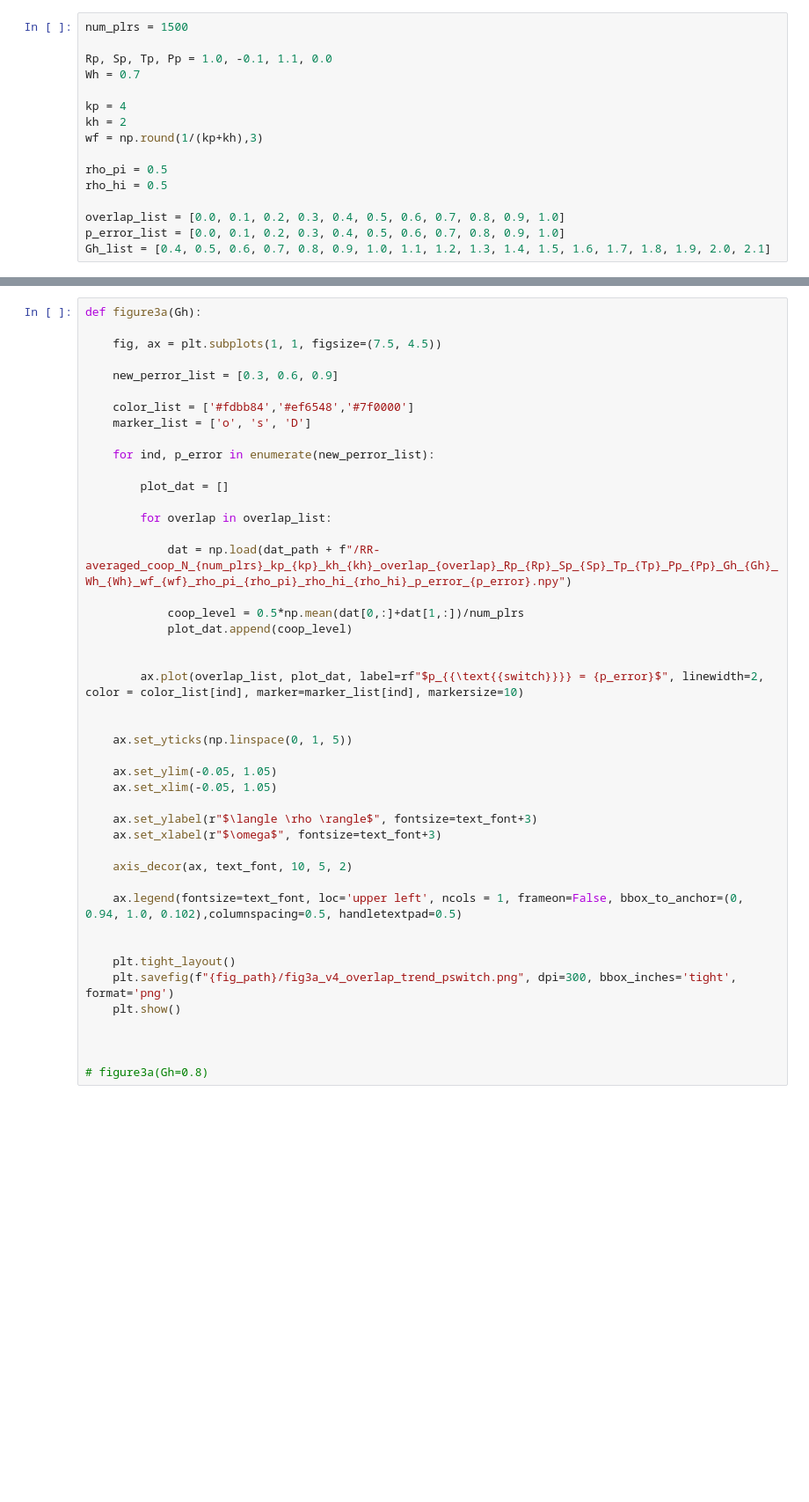
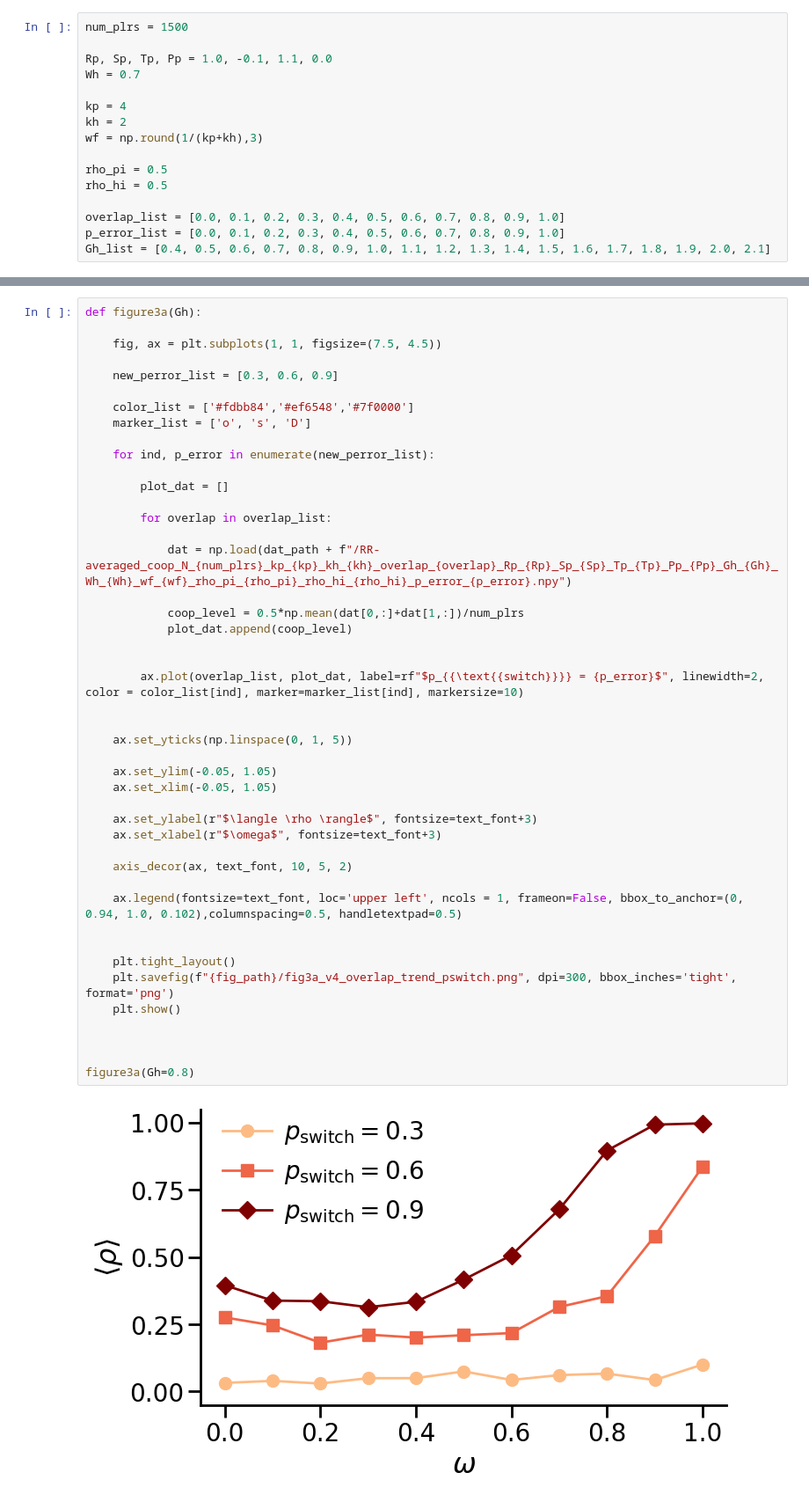
Before and after one commit to sadekar-onkar/overlap-ho-game, a Jupyter notebook: scripts/figures_plot.ipynb, the cells around one changed output, grey strips where cells are left out. Shown: that part at 88% size. Drawn from its saved outputs; the diff is of its cells as text; blank space fills up the shorter version.

```diff
--- a/scripts/figures_plot.ipynb
+++ b/scripts/figures_plot.ipynb
@@ -111,34 +114,36 @@ def figure3a(Gh):
 		for overlap in overlap_list:
 
 			dat = np.load(dat_path + f"/RR-averaged_coop_N_{num_plrs}_kp_{kp}_kh_{kh}_overlap_{overlap}_Rp_{Rp}_Sp_{Sp}_Tp_{Tp}_Pp_{Pp}_Gh_{Gh}_Wh_{Wh}_wf_{wf}_rho_pi_{rho_pi}_rho_hi_{rho_hi}_p_error_{p_error}.npy")
 
 			coop_level = 0.5*np.mean(dat[0,:]+dat[1,:])/num_plrs
 			plot_dat.append(coop_level)
 
 
 		ax.plot(overlap_list, plot_dat, label=rf"$p_{{\text{{switch}}}} = {p_error}$", linewidth=2, color = color_list[ind], marker=marker_list[ind], markersize=10)
 
 
 	ax.set_yticks(np.linspace(0, 1, 5))
 
 	ax.set_ylim(-0.05, 1.05)
 	ax.set_xlim(-0.05, 1.05)
 
 	ax.set_ylabel(r"$\langle \rho \rangle$", fontsize=text_font+3)
 	ax.set_xlabel(r"$\omega$", fontsize=text_font+3)
 
 	axis_decor(ax, text_font, 10, 5, 2)
 
 	ax.legend(fontsize=text_font, loc='upper left', ncols = 1, frameon=False, bbox_to_anchor=(0, 0.94, 1.0, 0.102),columnspacing=0.5, handletextpad=0.5)
 
 
 	plt.tight_layout()
 	plt.savefig(f"{fig_path}/fig3a_v4_overlap_trend_pswitch.png", dpi=300, bbox_inches='tight', format='png')
 	plt.show()
 
 
 
-# figure3a(Gh=0.8)
+figure3a(Gh=0.8)
+# %% [output]
+[figure, added]
 # %%
 def figure3b(Gh, colormap):
 
```
Also changed, not shown: parts of 4 cells of this notebook.
